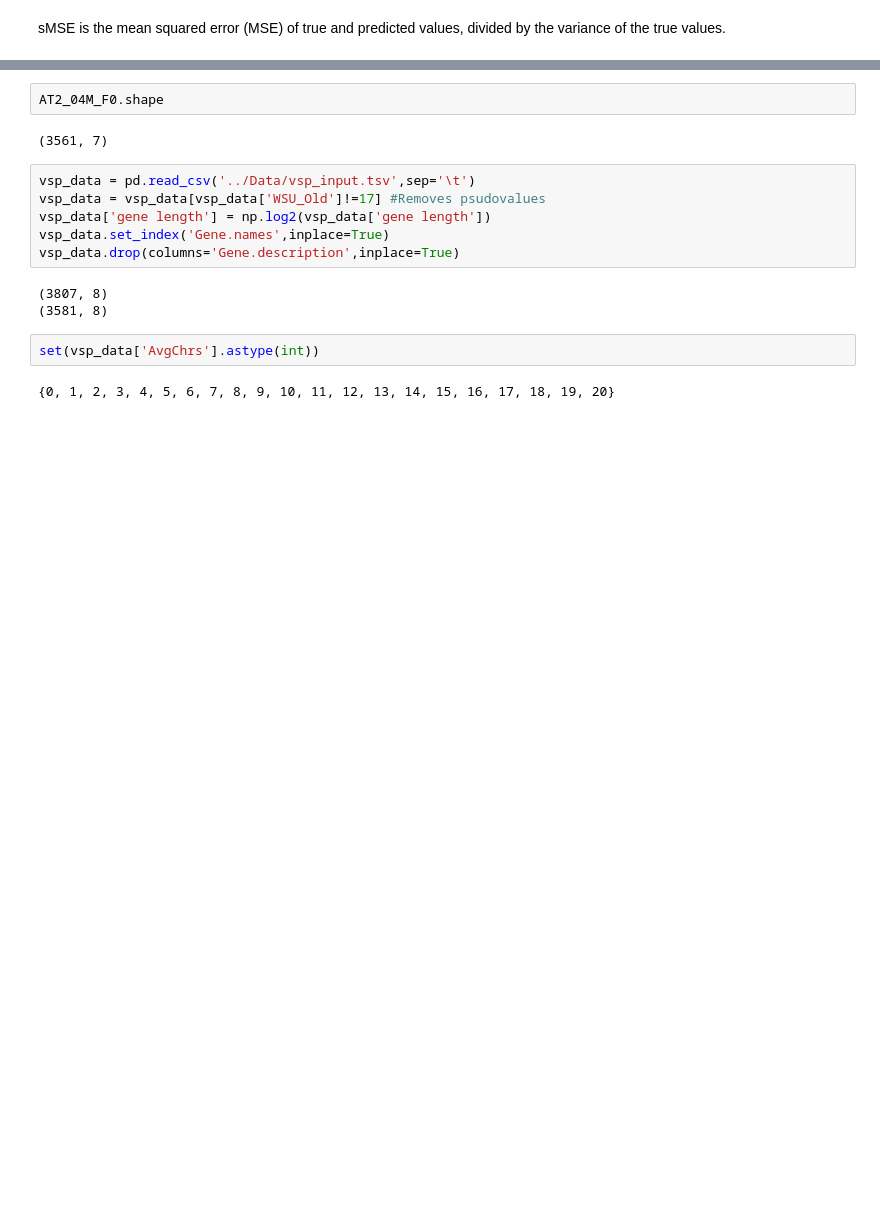
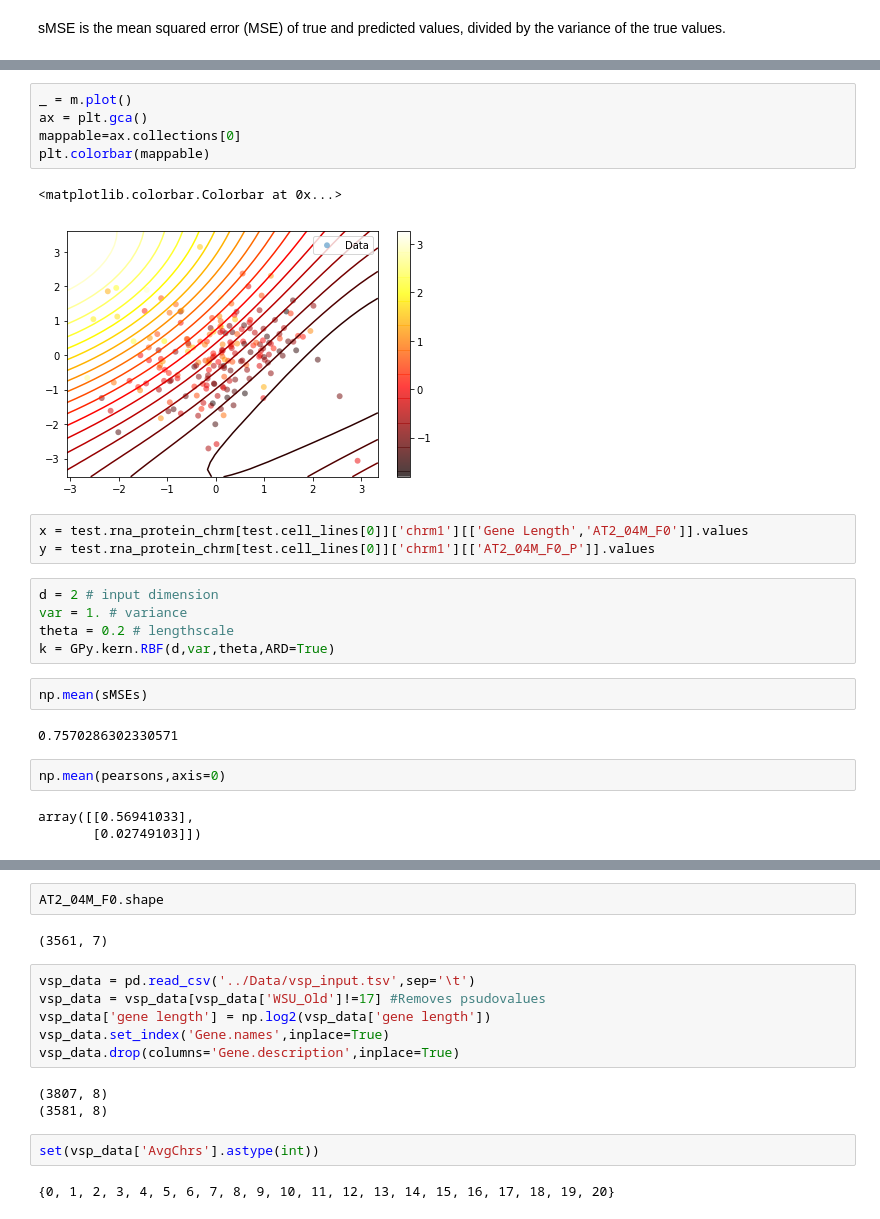
Before and after one commit to danielshak/GaussianProcesses, a Jupyter notebook: Notebooks/PPG/Gpy_oo.ipynb, the cells around one changed output, grey strips where cells are left out. Drawn from its saved outputs; the diff is of its cells as text; blank space fills up the shorter version.

```diff
--- a/Notebooks/PPG/Gpy_oo.ipynb
+++ b/Notebooks/PPG/Gpy_oo.ipynb
@@ -80,0 +334,25 @@ plt.colorbar(sc)
+# %%
+_ = m.plot()
+ax = plt.gca()
+mappable=ax.collections[0]
+plt.colorbar(mappable)
+# %% [output]
+<matplotlib.colorbar.Colorbar at 0x...>
+[figure, added]
+# %%
+x = test.rna_protein_chrm[test.cell_lines[0]]['chrm1'][['Gene Length','AT2_04M_F0']].values
+y = test.rna_protein_chrm[test.cell_lines[0]]['chrm1'][['AT2_04M_F0_P']].values
+# %%
+d = 2 # input dimension
+var = 1. # variance
+theta = 0.2 # lengthscale
+k = GPy.kern.RBF(d,var,theta,ARD=True)
+# %%
+np.mean(sMSEs)
+# %% [output]
+0.7570286302330571
+# %%
+np.mean(pearsons,axis=0)
+# %% [output]
+array([[0.56941033],
+       [0.02749103]])
```
Also changed, not shown: parts of 41 cells of this notebook, 10 other files.
